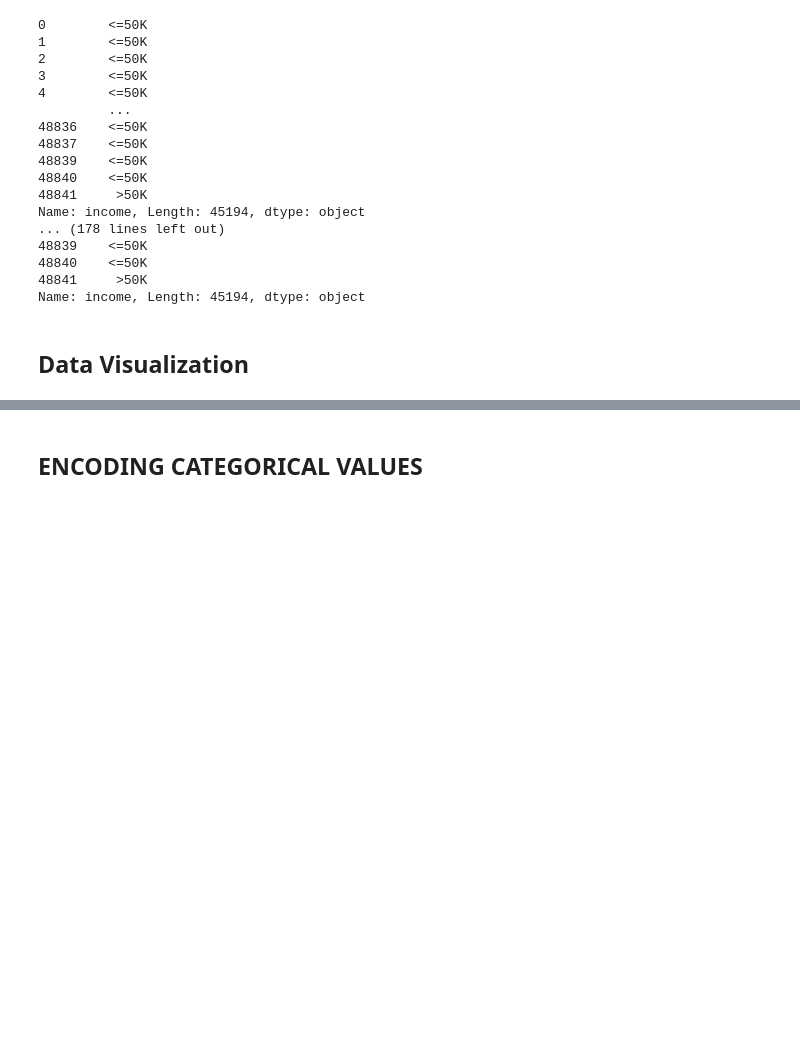
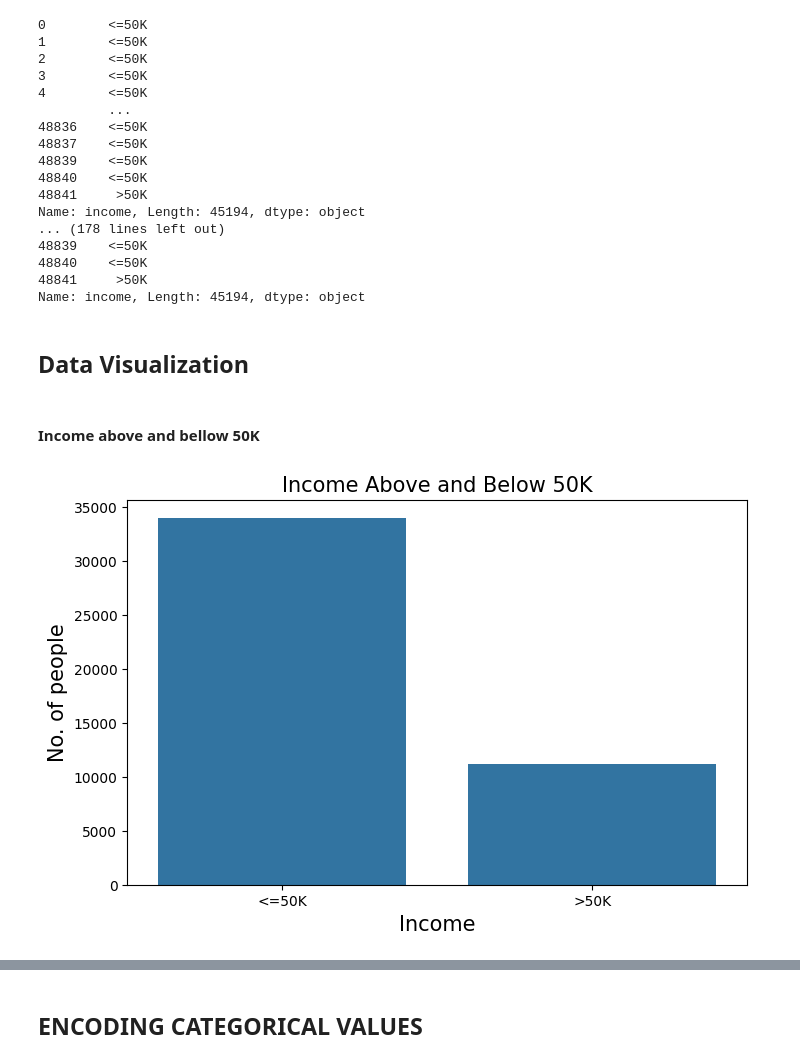
Before and after one commit to Naveen-Savi08/Income-Prediction, a Jupyter notebook: Preprocessing.ipynb, the cells around one changed output, grey strips where cells are left out. Cells and saved outputs as stored; diff of their text form; code cells hidden in the pictures; blank space fills up the shorter version.

Commit message:
Done data visualization and preprocessing

```diff
--- a/Preprocessing.ipynb
+++ b/Preprocessing.ipynb
@@ -395,3 +395,14 @@ Name: income, Length: 45194, dtype: object
 Name: income, Length: 45194, dtype: object
 # %% [markdown]
 ## Data Visualization
+# %% [markdown]
+#### Income above and bellow 50K
+# %%
+fig,axes = plt.subplots(1,1,figsize=(8,5))
+sns.countplot(data = df, x='income')
+plt.title('Income Above and Below 50K',fontsize=15)
+plt.xlabel('Income',fontsize=15)
+plt.ylabel('No. of people',fontsize=15)
+plt.show()
+# %% [output]
+[figure, added]
```
Also changed, not shown: parts of 15 cells of this notebook, 1 other file.
